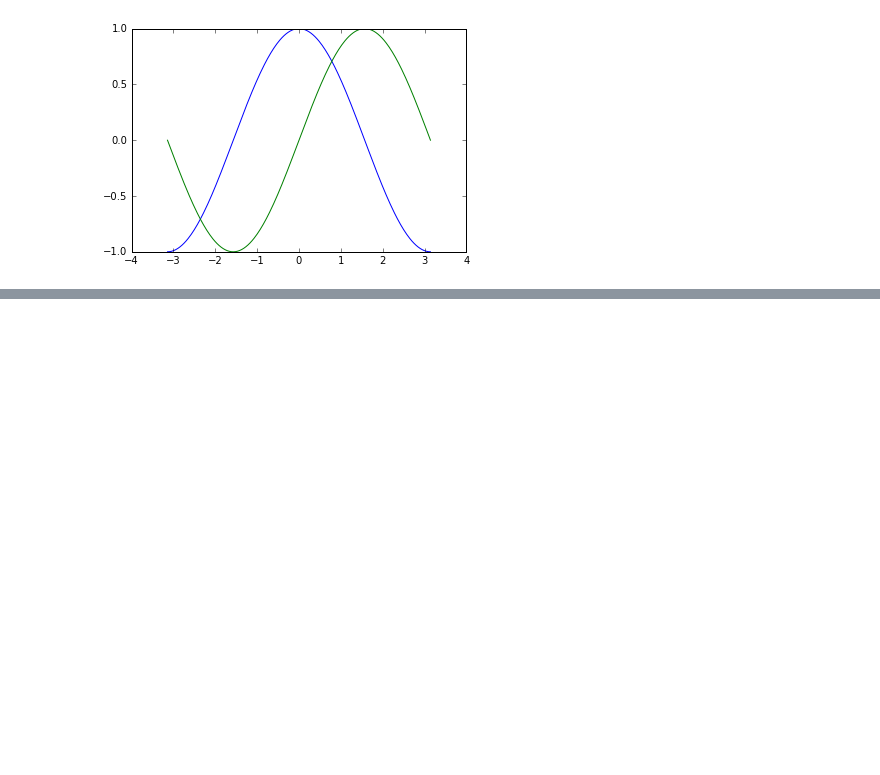
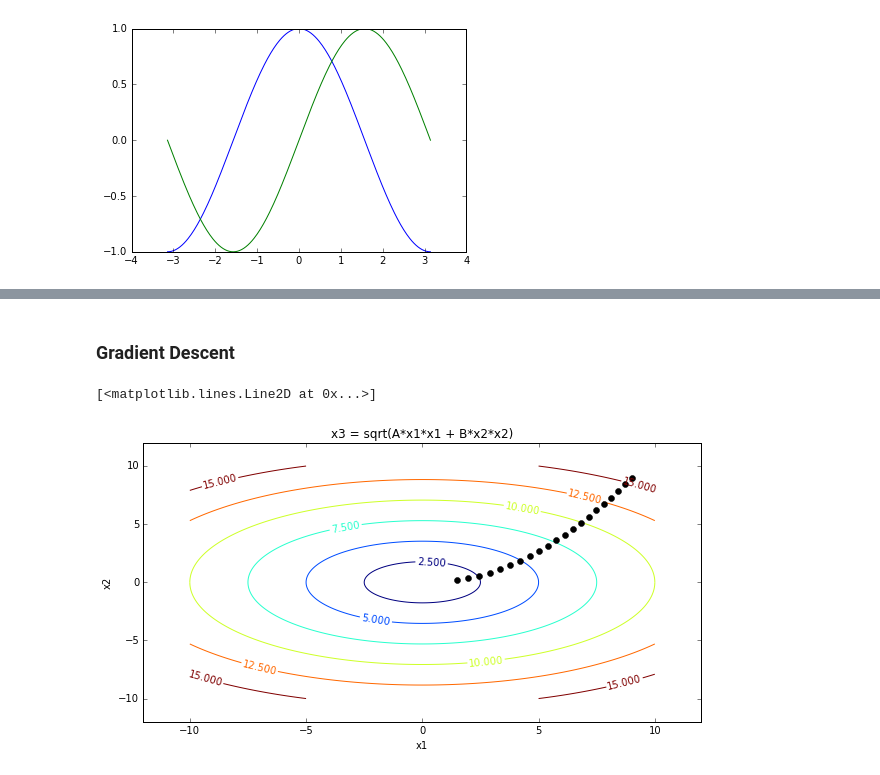
Before and after one commit to cagatayyildiz/bayesian, a Jupyter notebook: Visualization.ipynb, the cells around one changed output, grey strips where cells are left out. Saved outputs shown, nothing was run; the diff lists cells and outputs as text; code cells hidden in the pictures; blank space fills up the shorter version.

```diff
--- a/Visualization.ipynb
+++ b/Visualization.ipynb
@@ -54,0 +147,38 @@ fig.canvas.draw()
+# %% [markdown]
+### Gradient Descent
+# %%
+# X = np.sqrt(A*X1**2 + B*X2**2)
+A = 1
+B = 2
+X1 = np.linspace(-10, 10, num=201)
+X2 = np.linspace(-10, 10, num=201)
+X1, X2 = np.meshgrid(X1, X2)
+Z = np.sqrt(A*X1**2 + B*X2**2)
+
+plt.figure(figsize=(10,5))
+CS = plt.contour(X1, X2, Z)
+# manual_locations = [(-1, -1.4), (-0.62, -0.7), (-2, 0.5), (1.7, 1.2), (2.0, 1.4), (2.4, 1.7)]
+# plt.clabel(CS, inline=1, fontsize=10, manual=manual_locations)
+plt.clabel(CS, inline=1, fontsize=10)
+plt.title('labels at selected locations')
+plt.xlim(-12, 12)
+plt.ylim(-12, 12)
+plt.xlabel("x1")
+plt.ylabel("x2")
+plt.title("x3 = sqrt(A*x1*x1 + B*x2*x2)")
+
+def gradient(x1, x2):
+    return np.array([A*x1,B*x2])/(2*np.sqrt(A*x1*x1+B*x2*x2))
+
+X1 = [9]
+X2 = [9]
+alpha = 1
+for i in range(20):
+    g = gradient(X1[-1],X2[-1])
+    X1.append(X1[-1]-alpha*g[0])
+    X2.append(X2[-1]-alpha*g[1])
+
+plt.plot(X1, X2, 'ko')
+# %% [output]
+[<matplotlib.lines.Line2D at 0x...>]
+[figure, added]
```
Also changed, not shown: parts of 28 cells of this notebook, 11 other files.
